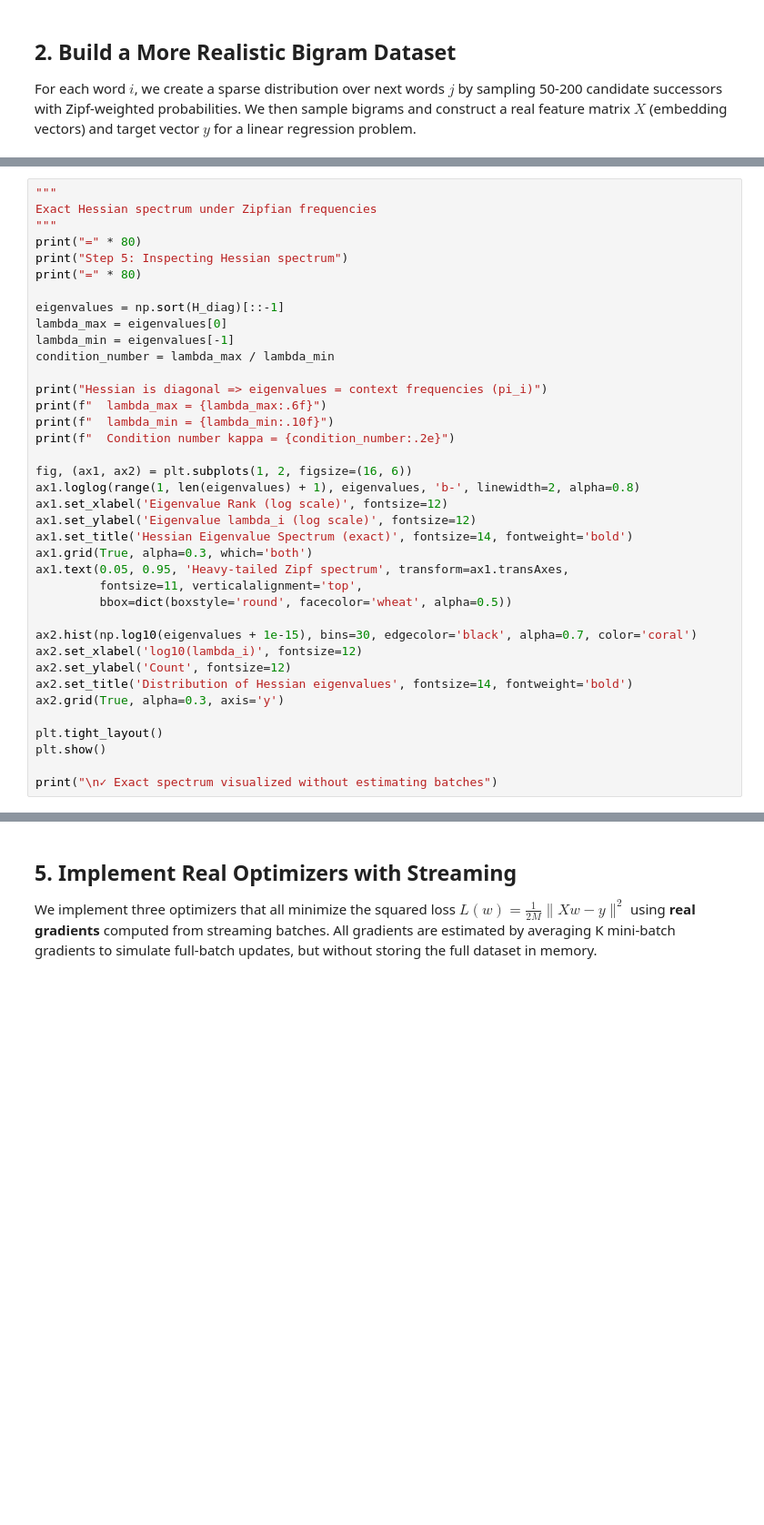
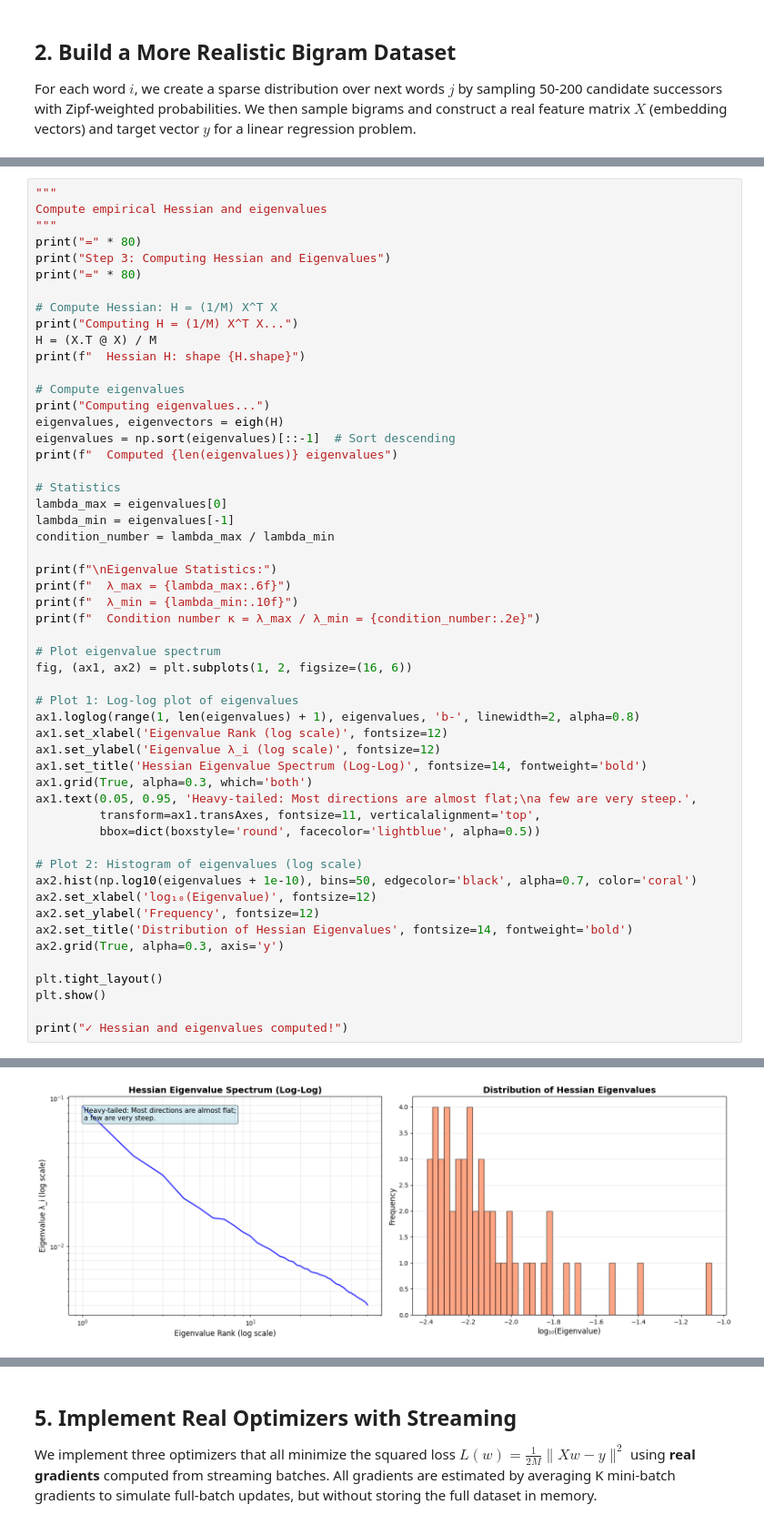
Before and after one commit to prashant2469/DSC-180a-Project-DL, a Jupyter notebook: zipf_heavy_tailed_sd_vs_gd.ipynb, the cells around one changed output, grey strips where cells are left out. Shown at 91% size. Drawn from its saved outputs; the diff is of its cells as text; blank space fills up the shorter version.

Commit message:
Resolve merge conflict in zipf_heavy_tailed_sd_vs_gd.ipynb and add new replication notebook

```diff
--- a/zipf_heavy_tailed_sd_vs_gd.ipynb
+++ b/zipf_heavy_tailed_sd_vs_gd.ipynb
@@ -218,39 +212,54 @@ Error:
 # %%
 """
-Exact Hessian spectrum under Zipfian frequencies
+Compute empirical Hessian and eigenvalues
 """
 print("=" * 80)
-print("Step 5: Inspecting Hessian spectrum")
+print("Step 3: Computing Hessian and Eigenvalues")
 print("=" * 80)
 
-eigenvalues = np.sort(H_diag)[::-1]
+# Compute Hessian: H = (1/M) X^T X
+print("Computing H = (1/M) X^T X...")
+H = (X.T @ X) / M
+print(f"  Hessian H: shape {H.shape}")
+
+# Compute eigenvalues
+print("Computing eigenvalues...")
+eigenvalues, eigenvectors = eigh(H)
+eigenvalues = np.sort(eigenvalues)[::-1]  # Sort descending
+print(f"  Computed {len(eigenvalues)} eigenvalues")
+
+# Statistics
 lambda_max = eigenvalues[0]
 lambda_min = eigenvalues[-1]
 condition_number = lambda_max / lambda_min
 
-print("Hessian is diagonal => eigenvalues = context frequencies (pi_i)")
-print(f"  lambda_max = {lambda_max:.6f}")
-print(f"  lambda_min = {lambda_min:.10f}")
-print(f"  Condition number kappa = {condition_number:.2e}")
+print(f"\nEigenvalue Statistics:")
+print(f"  λ_max = {lambda_max:.6f}")
+print(f"  λ_min = {lambda_min:.10f}")
+print(f"  Condition number κ = λ_max / λ_min = {condition_number:.2e}")
 
+# Plot eigenvalue spectrum
 fig, (ax1, ax2) = plt.subplots(1, 2, figsize=(16, 6))
+
+# Plot 1: Log-log plot of eigenvalues
 ax1.loglog(range(1, len(eigenvalues) + 1), eigenvalues, 'b-', linewidth=2, alpha=0.8)
 ax1.set_xlabel('Eigenvalue Rank (log scale)', fontsize=12)
-ax1.set_ylabel('Eigenvalue lambda_i (log scale)', fontsize=12)
-ax1.set_title('Hessian Eigenvalue Spectrum (exact)', fontsize=14, fontweight='bold')
+ax1.set_ylabel('Eigenvalue λ_i (log scale)', fontsize=12)
+ax1.set_title('Hessian Eigenvalue Spectrum (Log-Log)', fontsize=14, fontweight='bold')
 ax1.grid(True, alpha=0.3, which='both')
-ax1.text(0.05, 0.95, 'Heavy-tailed Zipf spectrum', transform=ax1.transAxes,
-         fontsize=11, verticalalignment='top',
-         bbox=dict(boxstyle='round', facecolor='wheat', alpha=0.5))
+ax1.text(0.05, 0.95, 'Heavy-tailed: Most directions are almost flat;\na few are very steep.',
+         transform=ax1.transAxes, fontsize=11, verticalalignment='top',
+         bbox=dict(boxstyle='round', facecolor='lightblue', alpha=0.5))
 
-ax2.hist(np.log10(eigenvalues + 1e-15), bins=30, edgecolor='black', alpha=0.7, color='coral')
-ax2.set_xlabel('log10(lambda_i)', fontsize=12)
-ax2.set_ylabel('Count', fontsize=12)
-ax2.set_title('Distribution of Hessian eigenvalues', fontsize=14, fontweight='bold')
+# Plot 2: Histogram of eigenvalues (log scale)
+ax2.hist(np.log10(eigenvalues + 1e-10), bins=50, edgecolor='black', alpha=0.7, color='coral')
+ax2.set_xlabel('log₁₀(Eigenvalue)', fontsize=12)
+ax2.set_ylabel('Frequency', fontsize=12)
+ax2.set_title('Distribution of Hessian Eigenvalues', fontsize=14, fontweight='bold')
 ax2.grid(True, alpha=0.3, axis='y')
 
 plt.tight_layout()
 plt.show()
 
-print("\n✓ Exact spectrum visualized without estimating batches")
+print("✓ Hessian and eigenvalues computed!")
 # %% [output]
@@ -257,0 +278 @@ Error:
+[figure, added]
```
Also changed, not shown: parts of 18 cells of this notebook, 1 other file.
